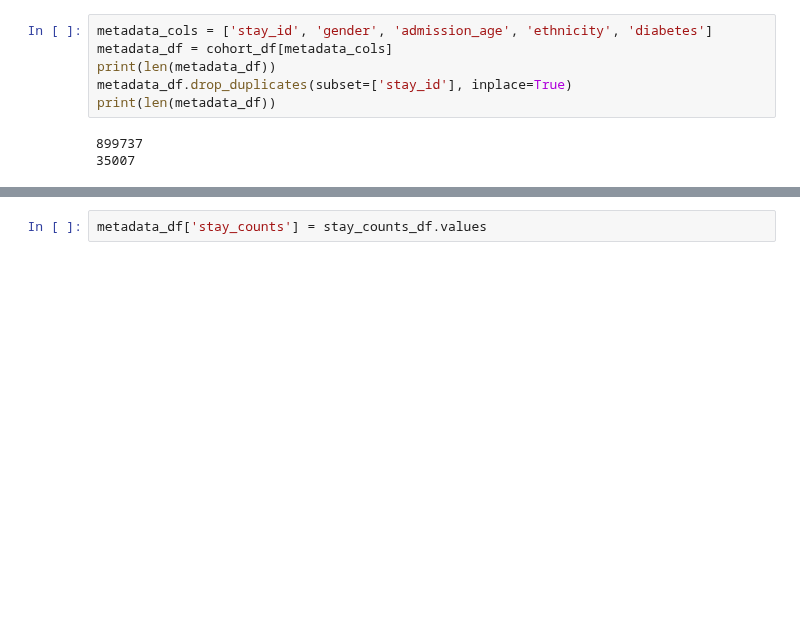
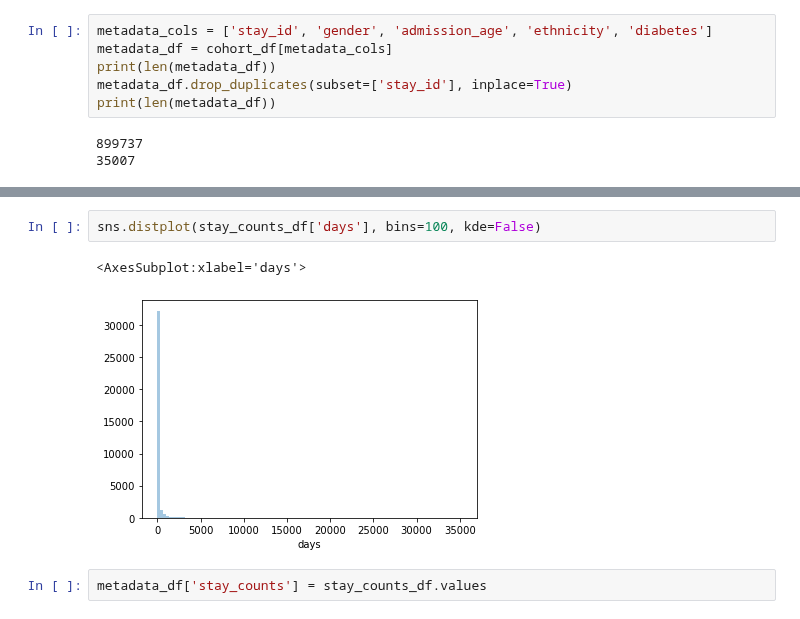
Before and after one commit to Gaurangkarwande/glycemic_control, a Jupyter notebook: notebooks/bnlearn_notebook.ipynb, the cells around one changed output, grey strips where cells are left out. Cells and saved outputs as stored; diff of their text form; blank space fills up the shorter version.

```diff
--- a/notebooks/bnlearn_notebook.ipynb
+++ b/notebooks/bnlearn_notebook.ipynb
@@ -81,3 +127,8 @@ Name: stay_id, Length: 35007, dtype: int64
+# %%
+sns.distplot(stay_counts_df['days'], bins=100, kde=False)
+# %% [output]
+<AxesSubplot:xlabel='days'>
+[figure, added]
 # %%
 metadata_df['stay_counts'] = stay_counts_df.values
 # %%
```
Also changed, not shown: parts of 24 cells of this notebook.
